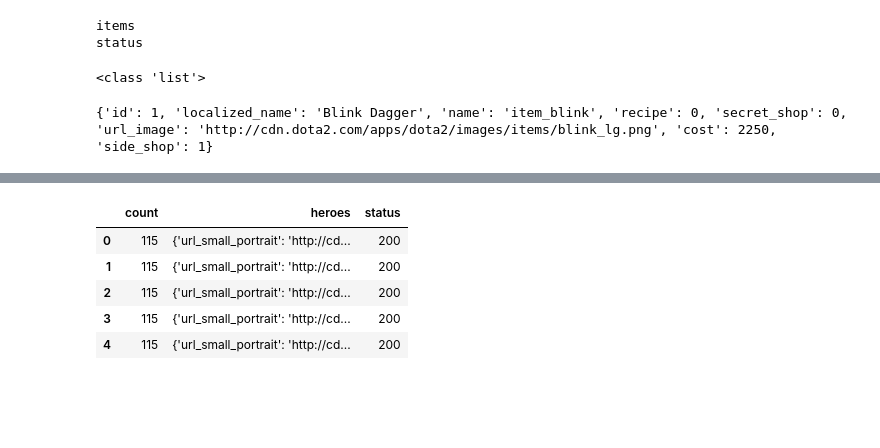
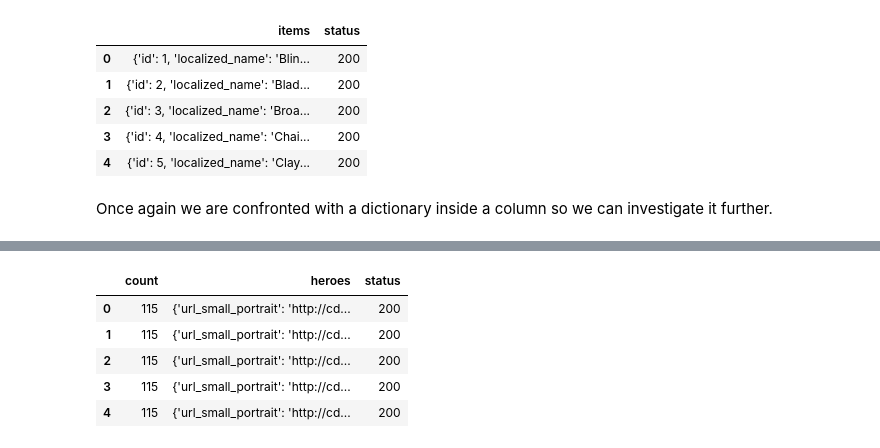
Before and after one commit to Samuel-Campbell/dota2, a Jupyter notebook: src/Dota2_Analysis.ipynb, the cells around one changed output, grey strips where cells are left out. Drawn from its saved outputs; the diff is of its cells as text; code cells hidden in the pictures; blank space fills up the shorter version.

```diff
--- a/src/Dota2_Analysis.ipynb
+++ b/src/Dota2_Analysis.ipynb
@@ -139,17 +150,15 @@ We have analyzed this long enough, we can start creating the tables by ommitting
 # %%
 with open('data/items.json') as f:
     raw_item_data = json.load(f)
-# %%
-for key in raw_item_data:
-    print(key)
-# %% [output]
-items
-status
-# %%
-print(type(raw_item_data['items']))
-# %% [output]
-<class 'list'>
-# %%
-print(raw_item_data['items'][0])
-# %% [output]
-{'id': 1, 'localized_name': 'Blink Dagger', 'name': 'item_blink', 'recipe': 0, 'secret_shop': 0, 'url_image': 'http://cdn.dota2.com/apps/dota2/images/items/blink_lg.png', 'cost': 2250, 'side_shop': 1}
+# %%
+item_df = pd.DataFrame(raw_item_data)
+item_df.head()
+# %% [output]
+|  | items | status |
+| 0 | {'id': 1, 'localized_name': 'Blin... | 200 |
+| 1 | {'id': 2, 'localized_name': 'Blad... | 200 |
+| 2 | {'id': 3, 'localized_name': 'Broa... | 200 |
+| 3 | {'id': 4, 'localized_name': 'Chai... | 200 |
+| 4 | {'id': 5, 'localized_name': 'Clay... | 200 |
+# %% [markdown]
+Once again we are confronted with a dictionary inside a column so we can investigate it further.
```
Also changed, not shown: parts of 65 cells of this notebook.
